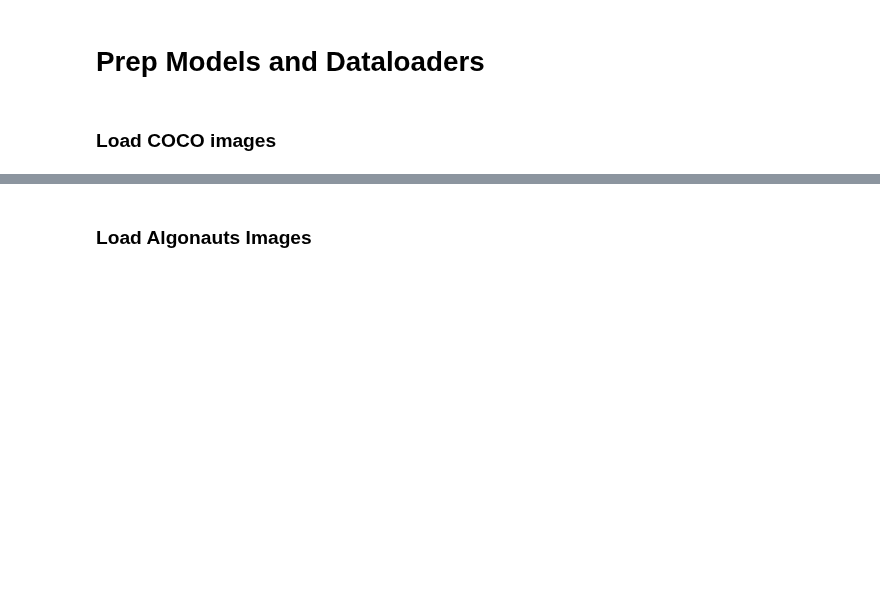
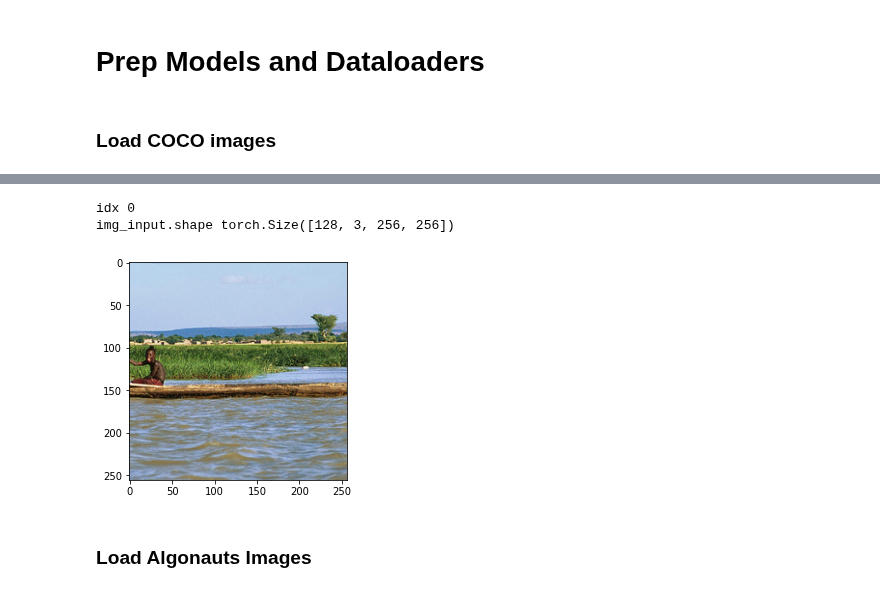
Before and after one commit to MedARC-AI/fMRI-Algonauts-Challenge-2023, a Jupyter notebook: cyclicPrototype.ipynb, the cells around one changed output, grey strips where cells are left out. Drawn from its saved outputs; the diff is of its cells as text; code cells hidden in the pictures; blank space fills up the shorter version.

```diff
--- a/cyclicPrototype.ipynb
+++ b/cyclicPrototype.ipynb
@@ -219,3 +254,15 @@ val_coco_dl = DataLoader(
+# %%
+# Test COCO dl
+for train_i, img in enumerate(train_coco_dl):
+    print("idx",train_i)
+    print("img_input.shape",img.shape)
+    plt.imshow(img[ind].cpu().permute(1, 2, 0));
+    if train_i>-1:
+        break
+# %% [output]
+idx 0
+img_input.shape torch.Size([128, 3, 256, 256])
+[figure, added]
 # %% [markdown]
 ### Load Algonauts Images
 # %%
```
Also changed, not shown: parts of 10 cells of this notebook.
